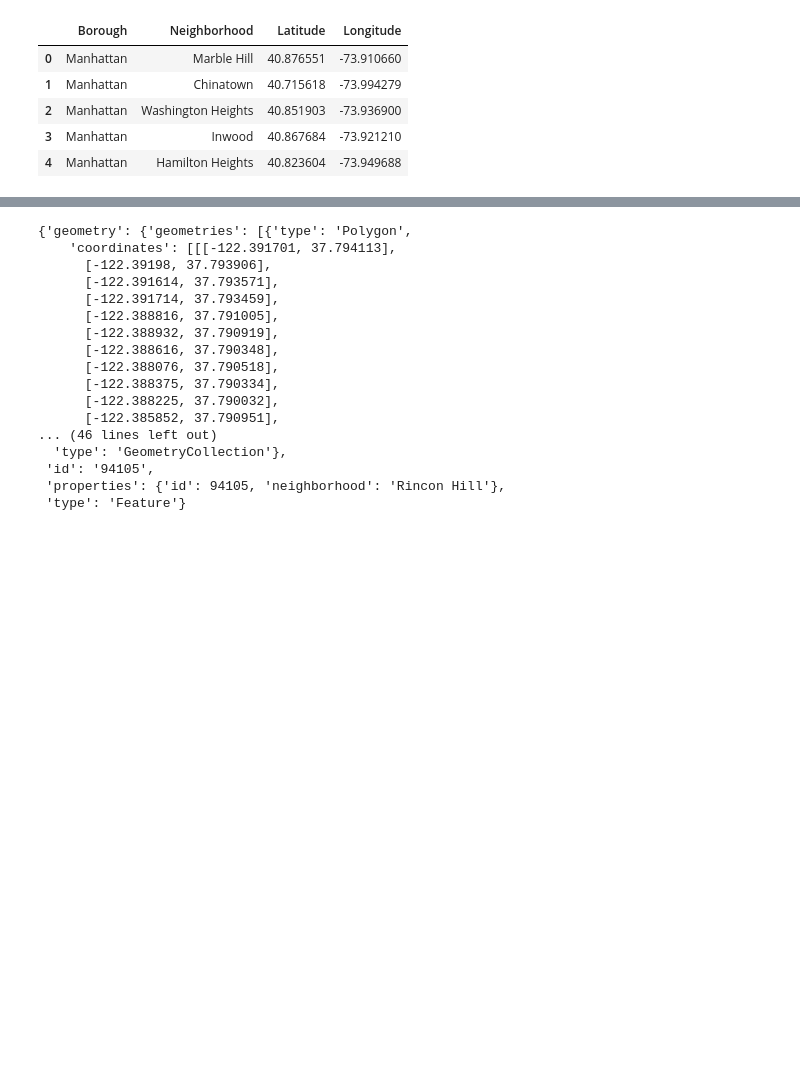
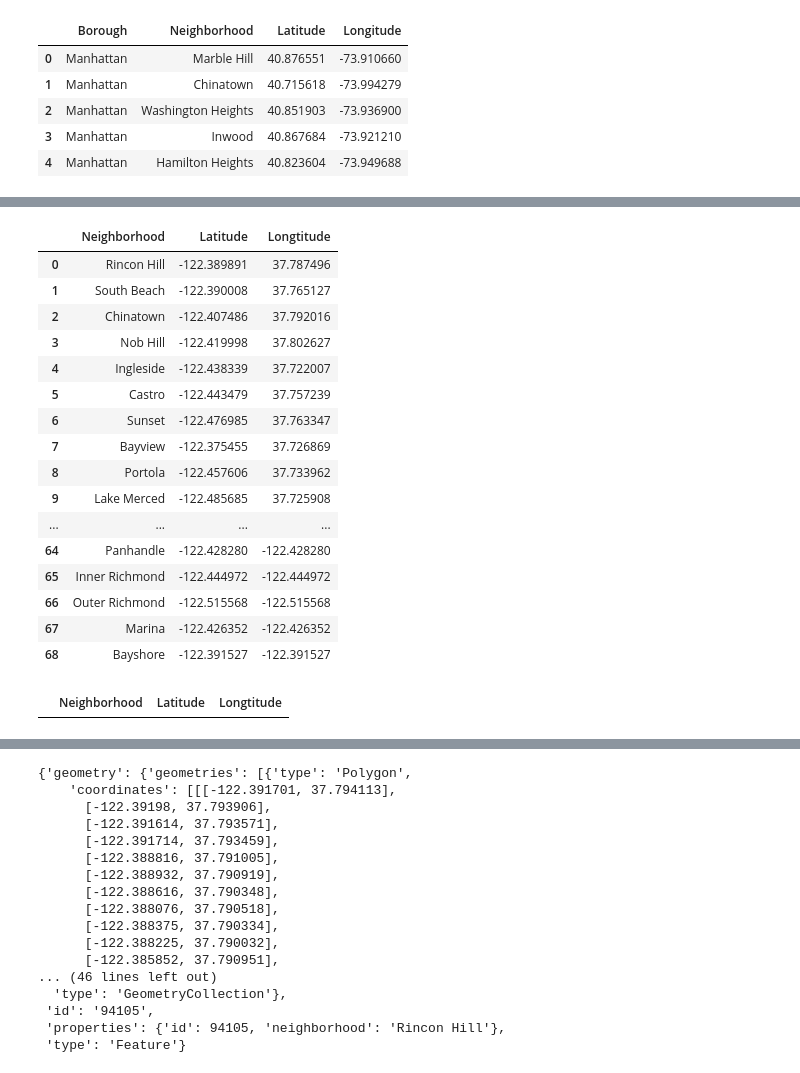
Before and after one commit to mina1987/sfneighborhoods, a Jupyter notebook: sf_neighborhoods.ipynb, the cells around one changed output, grey strips where cells are left out. Saved outputs shown, nothing was run; the diff lists cells and outputs as text; code cells hidden in the pictures; blank space fills up the shorter version.

Commit message:
sf data

```diff
--- a/sf_neighborhoods.ipynb
+++ b/sf_neighborhoods.ipynb
@@ -77,8 +77,8 @@ Executing transaction: done
 Folium installed
 Libraries imported.
 # %%
-CLIENT_ID = 'XX' # your Foursquare ID
-CLIENT_SECRET = 'XX'# your Foursquare Secret
+CLIENT_ID = 'LG052E5LPADVC4WMUNHJ0DUCRTJSBZCJONVLRBDY3M2HXA5Q' # your Foursquare ID
+CLIENT_SECRET = 'REBQ5OPVCIJIHXTA5FDFDN2NHGRJY1DRR2KYYAPUSNHHQWRS'# your Foursquare Secret
 VERSION = '20190108'
 LIMIT = 30
 print('Your credentails:')
@@ -830,0 +1164,10 @@ KeyError: 2
+# %%
+
+for data in sf_data['features']:
+    Latitude= data['geometry']['geometries'][0]['coordinates'][0][1][0]
+    Longtitude=data['geometry']['geometries'][0]['coordinates'][0][1][0]
+    print(Latitude,Longtitude)
+    neighborhood= data['properties']['neighborhood']
+    sf_neighborhoods=sf_neighborhoods.append({'Neighborhood':neighborhood,
+                            'Latitude':Latitude,
+                            'Longtitude': Longtitude}, ignore_index=True)
@@ -830,0 +1192,29 @@ KeyError: 2
+# %%
+sf_neighborhoods
+# %% [output]
+|  | Neighborhood | Latitude | Longtitude |
+| 0 | Rincon Hill | -122.389891 | 37.787496 |
+| 1 | South Beach | -122.390008 | 37.765127 |
+| 2 | Chinatown | -122.407486 | 37.792016 |
+| 3 | Nob Hill | -122.419998 | 37.802627 |
+| 4 | Ingleside | -122.438339 | 37.722007 |
+| 5 | Castro | -122.443479 | 37.757239 |
+| 6 | Sunset | -122.476985 | 37.763347 |
+| 7 | Bayview | -122.375455 | 37.726869 |
+| 8 | Portola | -122.457606 | 37.733962 |
+| 9 | Lake Merced | -122.485685 | 37.725908 |
+| ... | ... | ... | ... |
+| 64 | Panhandle | -122.428280 | -122.428280 |
+| 65 | Inner Richmond | -122.444972 | -122.444972 |
+| 66 | Outer Richmond | -122.515568 | -122.515568 |
+| 67 | Marina | -122.426352 | -122.426352 |
+| 68 | Bayshore | -122.391527 | -122.391527 |
+# %%
+# define the dataframe columns
+column_names = [ 'Neighborhood', 'Latitude', 'Longtitude']
+
+# instantiate the dataframe
+sf_neighborhoods = pd.DataFrame(columns=column_names)
+sf_neighborhoods
+# %% [output]
+|  | Neighborhood | Latitude | Longtitude |
```
Also changed, not shown: parts of 17 cells of this notebook, 1 other file.
